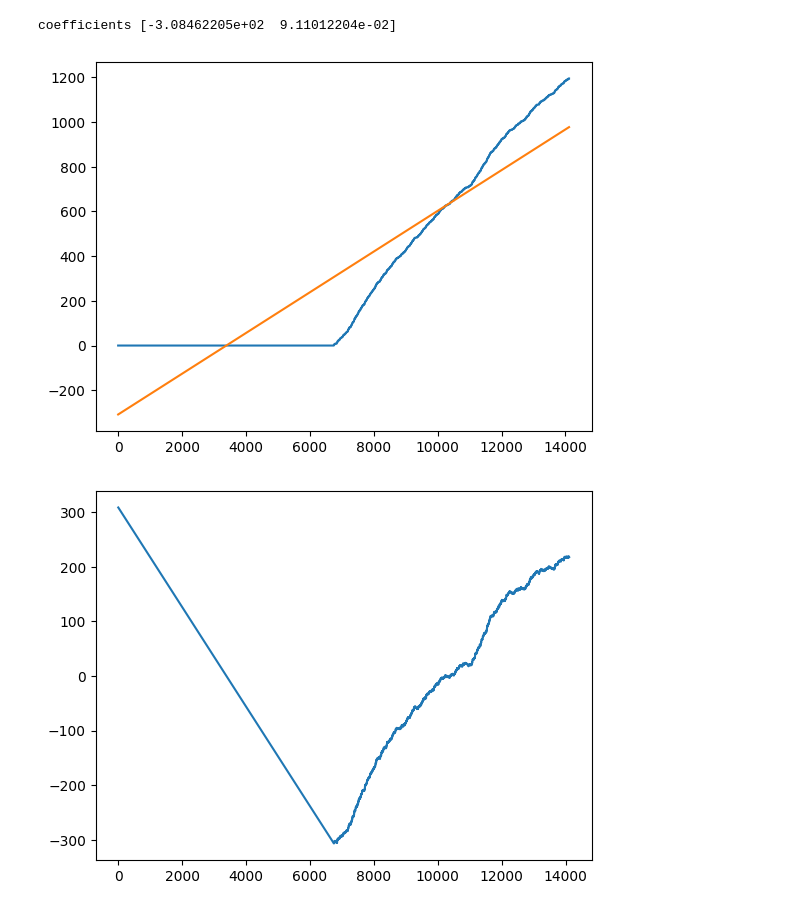
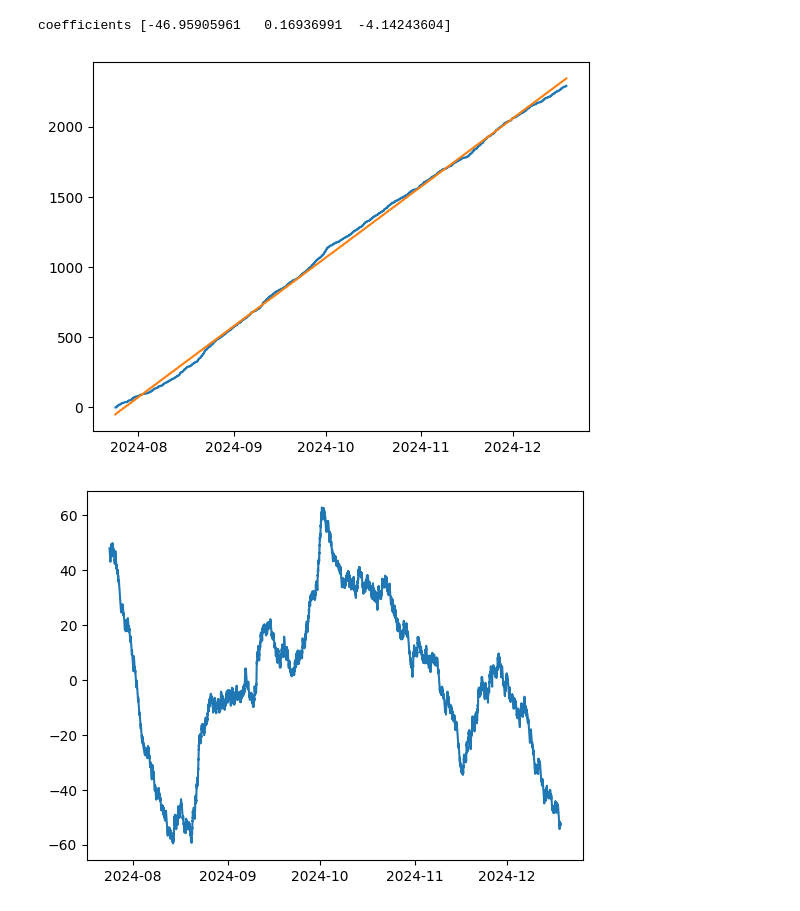
Before and after one commit to jpokemon232/LerenEnBeslissen, a Jupyter notebook: visualizer.ipynb, the cells around one changed output. Cells and saved outputs as stored; diff of their text form; code cells hidden in the pictures.

```diff
--- a/visualizer.ipynb
+++ b/visualizer.ipynb
@@ -4,7 +4,7 @@ import matplotlib.pyplot as plt
 import numpy as np
 from util import DataHandler
 # %%
-DH = DataHandler('Bodegraven.csv',' TR2')
+DH = DataHandler('Bodegraven.csv',' TR2','50-10')
 data = DH.return_data()
 data.head()
 # %% [output]
@@ -43,20 +55,20 @@ data.describe()
 # %%
-X = np.array([data.index])
-X = np.concat((np.array([[1]*len(data)]),X),axis=0).T
-Y = data['number_tap_changes']
+data['bias'] = 1
+X = np.array(data[['bias','time_units','percentage zon']])
+Y = np.array(data['number_tap_changes'])
 beta = np.linalg.inv(X.T @ X) @ X.T @ Y
 print('coefficients',beta)
 plt.plot(data.index,Y)
 plt.plot(data.index,X @ beta)
 plt.show()
 # %% [output]
-coefficients [-3.08462205e+02  9.11012204e-02]
+coefficients [-46.95905961   0.16936991  -4.14243604]
-[figure, old version]
+[figure, new version]
 # %%
 plt.plot(data.index,Y - X @ beta)
 plt.show()
 # %% [output]
-[figure, old version]
+[figure, new version]
 # %%
 from prophet import Prophet
 m = Prophet()
```
Also changed, not shown: parts of 10 cells of this notebook.
